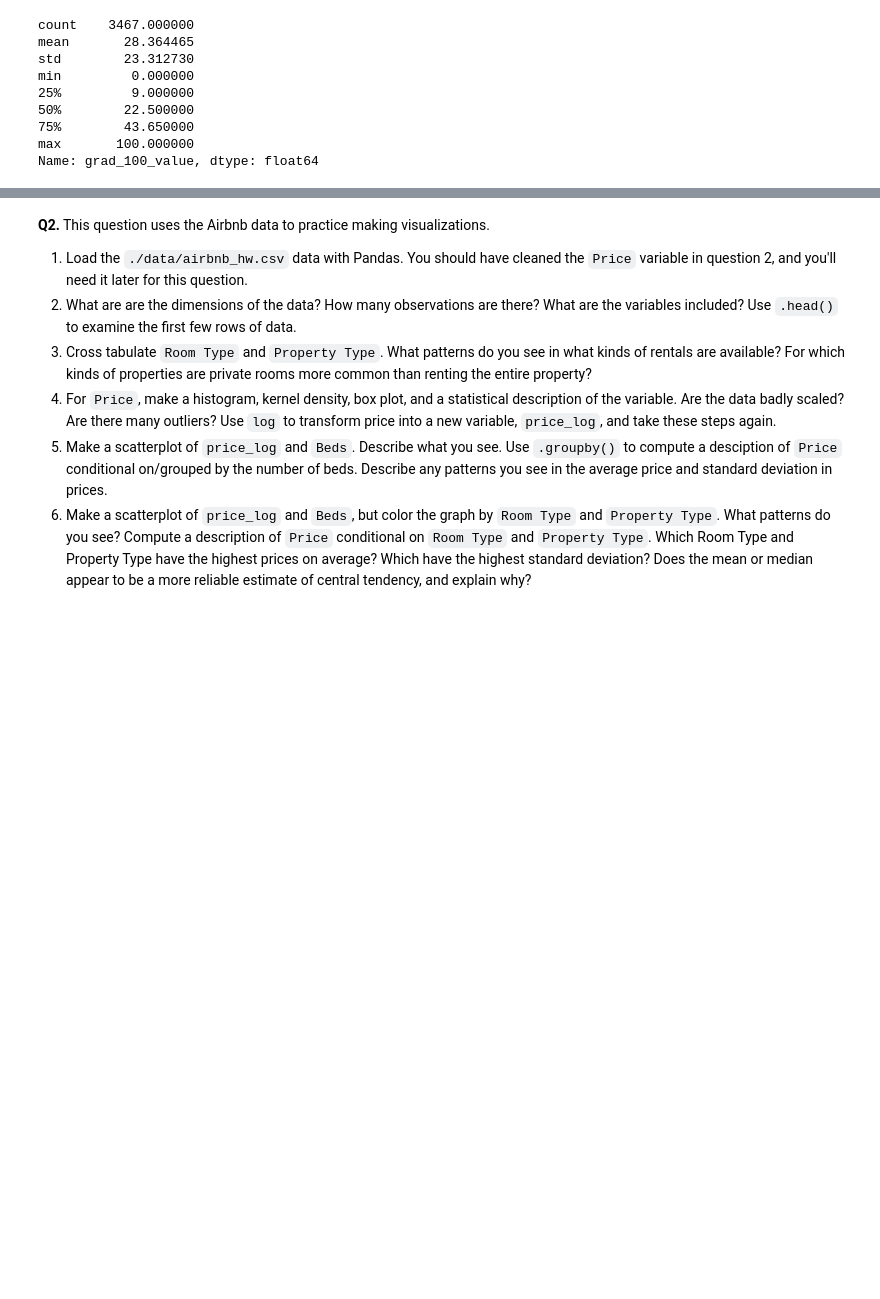
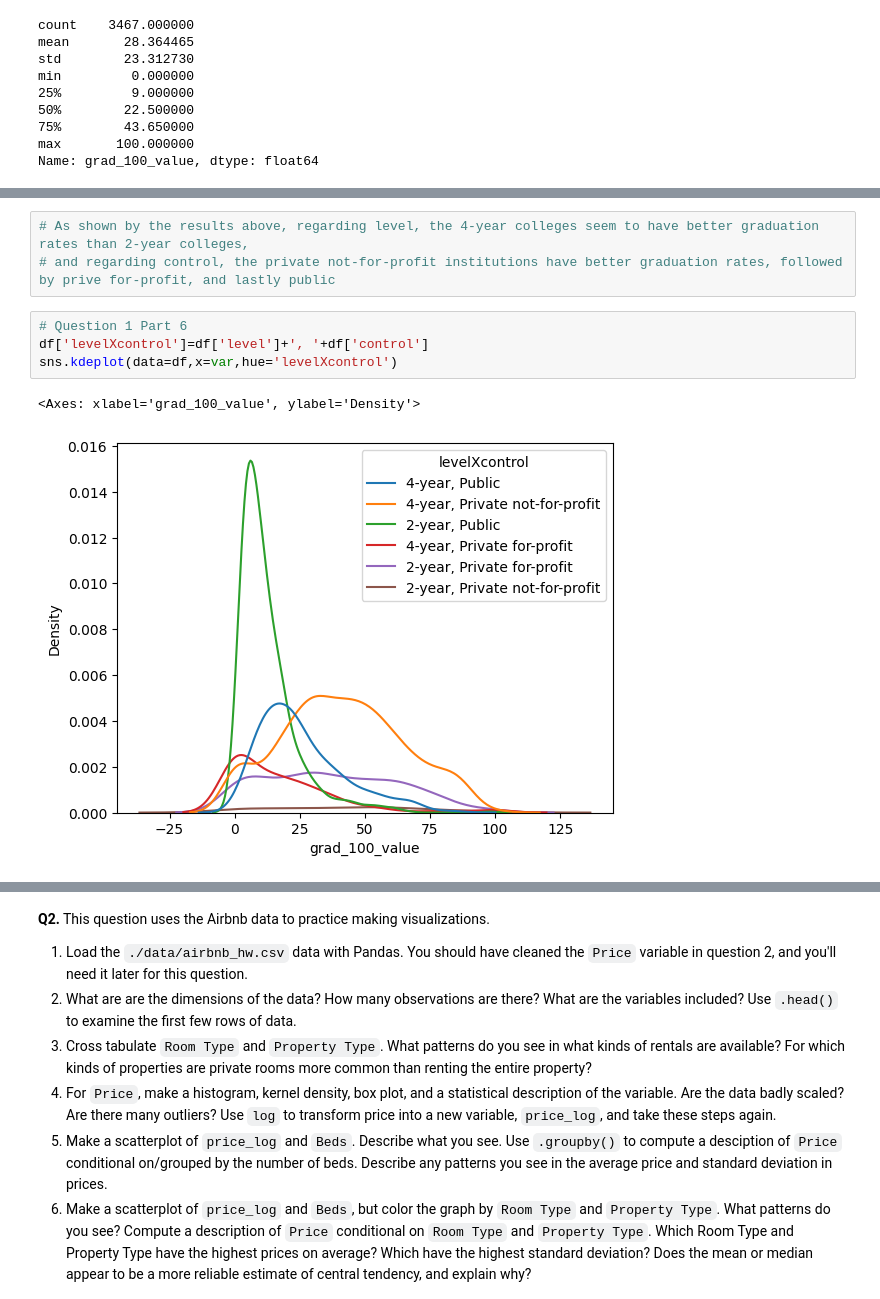
Before and after one commit to gdbwoo/visualization, a Jupyter notebook: assignment/assignment.ipynb, the cells around one changed output, grey strips where cells are left out. Drawn from its saved outputs; the diff is of its cells as text; blank space fills up the shorter version.

```diff
--- a/assignment/assignment.ipynb
+++ b/assignment/assignment.ipynb
@@ -108,0 +140,10 @@ Name: grad_100_value, dtype: float64
+# %%
+# As shown by the results above, regarding level, the 4-year colleges seem to have better graduation rates than 2-year colleges,
+# and regarding control, the private not-for-profit institutions have better graduation rates, followed by prive for-profit, and lastly public
+# %%
+# Question 1 Part 6
+df['levelXcontrol']=df['level']+', '+df['control']
+sns.kdeplot(data=df,x=var,hue='levelXcontrol')
+# %% [output]
+<Axes: xlabel='grad_100_value', ylabel='Density'>
+[figure, added]
```
Also changed, not shown: parts of 19 cells of this notebook.
